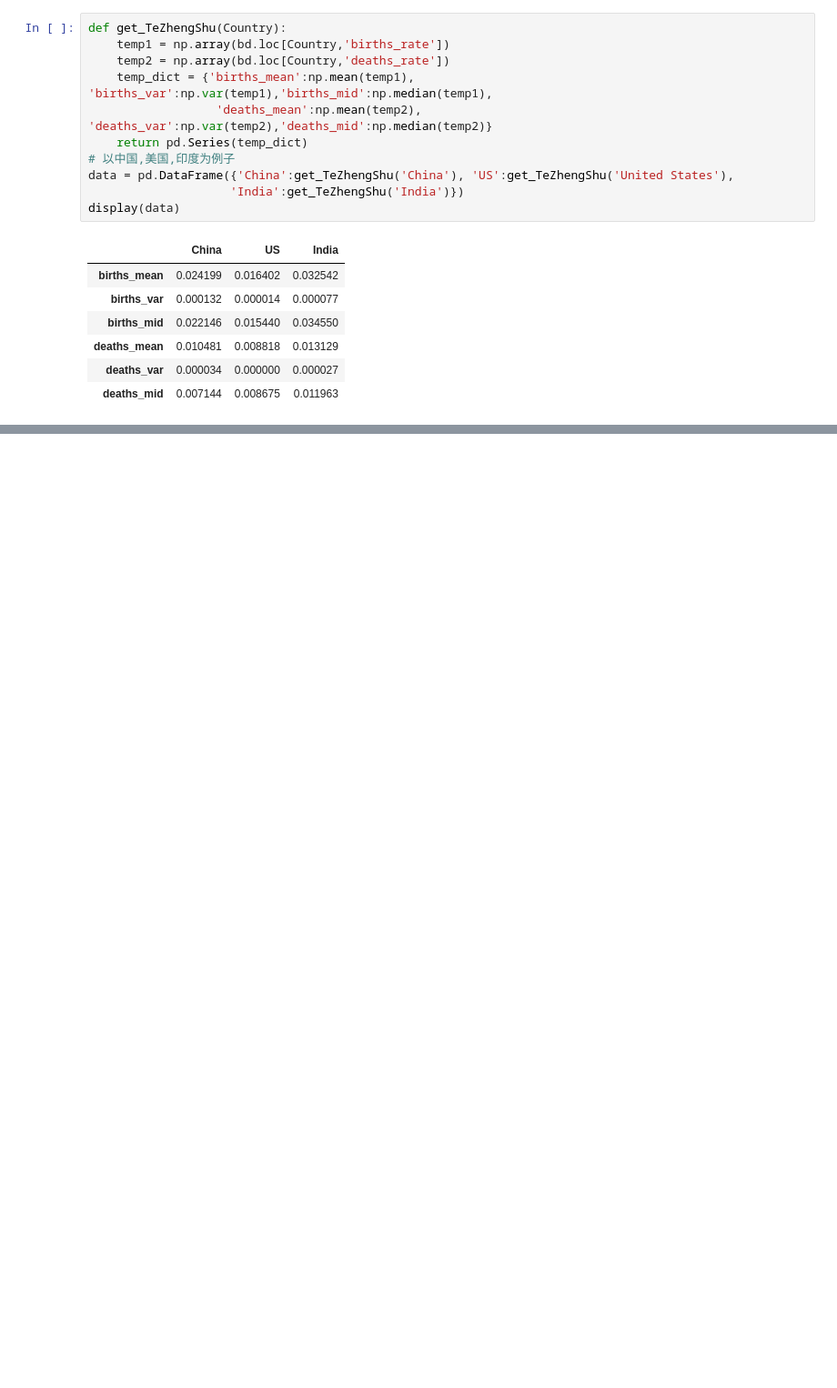
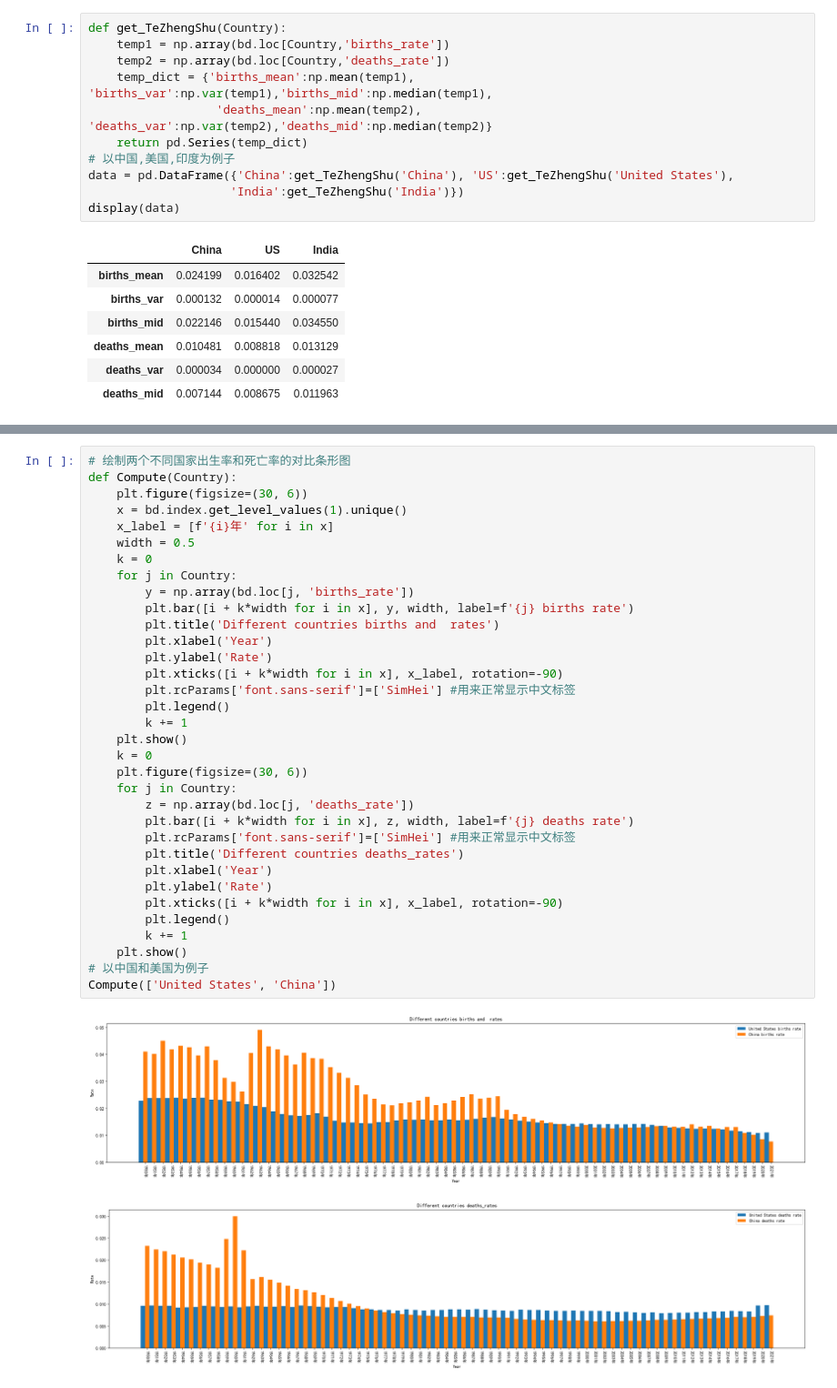
Before and after one commit to h3nng/pythonProject4, a Jupyter notebook: 1.ipynb, the cells around one changed output, grey strips where cells are left out. Shown at 91% size. Saved outputs shown, nothing was run; the diff lists cells and outputs as text; blank space fills up the shorter version.

```diff
--- a/1.ipynb
+++ b/1.ipynb
@@ -292,0 +327,37 @@ display(data)
+# %%
+# 绘制两个不同国家出生率和死亡率的对比条形图
+def Compute(Country):
+    plt.figure(figsize=(30, 6))
+    x = bd.index.get_level_values(1).unique()
+    x_label = [f'{i}年' for i in x]
+    width = 0.5
+    k = 0
+    for j in Country:
+        y = np.array(bd.loc[j, 'births_rate'])
+        plt.bar([i + k*width for i in x], y, width, label=f'{j} births rate')
+        plt.title('Different countries births and  rates')
+        plt.xlabel('Year')
+        plt.ylabel('Rate')
+        plt.xticks([i + k*width for i in x], x_label, rotation=-90)
+        plt.rcParams['font.sans-serif']=['SimHei'] #用来正常显示中文标签
+        plt.legend()
+        k += 1
+    plt.show()
+    k = 0
+    plt.figure(figsize=(30, 6))
+    for j in Country:
+        z = np.array(bd.loc[j, 'deaths_rate'])
+        plt.bar([i + k*width for i in x], z, width, label=f'{j} deaths rate')
+        plt.rcParams['font.sans-serif']=['SimHei'] #用来正常显示中文标签
+        plt.title('Different countries deaths_rates')
+        plt.xlabel('Year')
+        plt.ylabel('Rate')
+        plt.xticks([i + k*width for i in x], x_label, rotation=-90)
+        plt.legend()
+        k += 1
+    plt.show()
+# 以中国和美国为例子
+Compute(['United States', 'China'])
+# %% [output]
+[figure, added]
+[figure, added]
```
Also changed, not shown: parts of 6 cells of this notebook, 2 other files.
